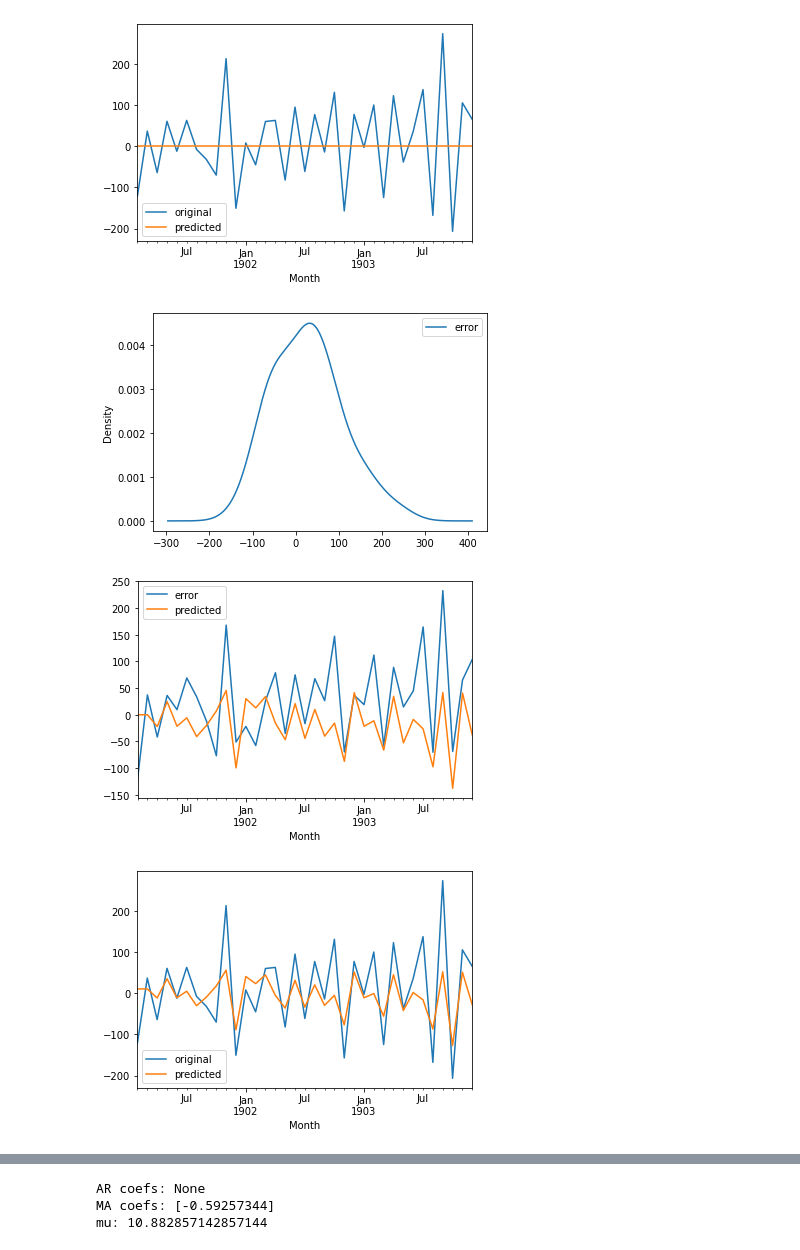
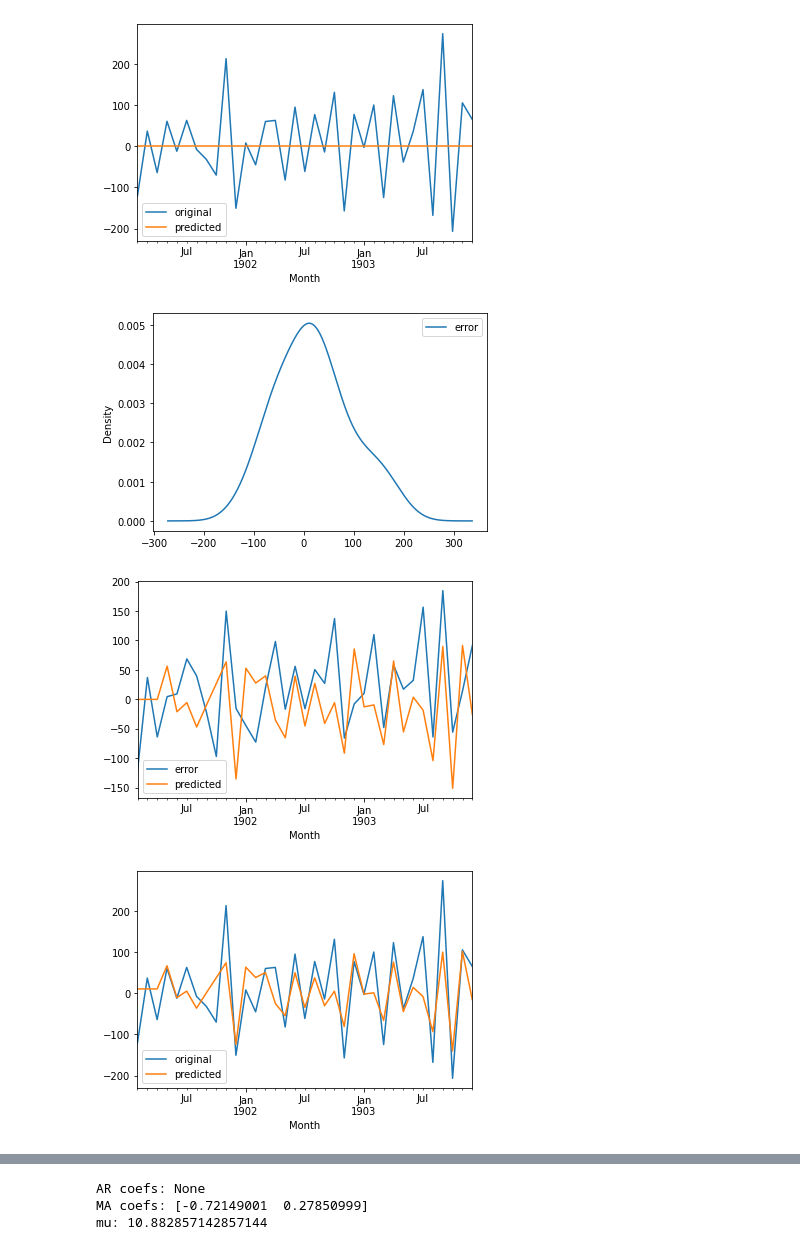
Before and after one commit to matt-juan23/time-series-forecasting, a Jupyter notebook: ARIMA.ipynb, the cells around one changed output, grey strips where cells are left out. Drawn from its saved outputs; the diff is of its cells as text; code cells hidden in the pictures.

```diff
--- a/ARIMA.ipynb
+++ b/ARIMA.ipynb
@@ -72,0 +36,3 @@ def MA(data_series, q):
+# %%
+data = pd.read_csv("shampoo.csv", header=0, index_col=0, parse_dates=True, date_parser=parser)
+first_diff_data = data.diff()
@@ -332,10 +264,10 @@ plt.show()
 # %%
-res, ar_coefs, ma_coefs, ar, ma, mu, poop = myARIMA(first.dropna(), 0,0,1)
+res, ar_coefs, ma_coefs, ar, ma, mu, poop = myARIMA(first_diff_data.dropna(), 0,0,2)
 print("AR coefs:", ar_coefs)
 print("MA coefs:", ma_coefs)
 print("mu:", mu)
 # %% [output]
 [figure]
-[figure, old version]
+[figure, new version]
-[figure, old version]
+[figure, new version]
-[figure, old version]
+[figure, new version]
@@ -343,3 +275,3 @@ print("mu:", mu)
 AR coefs: None
-MA coefs: [-0.59257344]
+MA coefs: [-0.72149001  0.27850999]
 mu: 10.882857142857144
```
Also changed, not shown: parts of 16 cells of this notebook, 4 other files.
